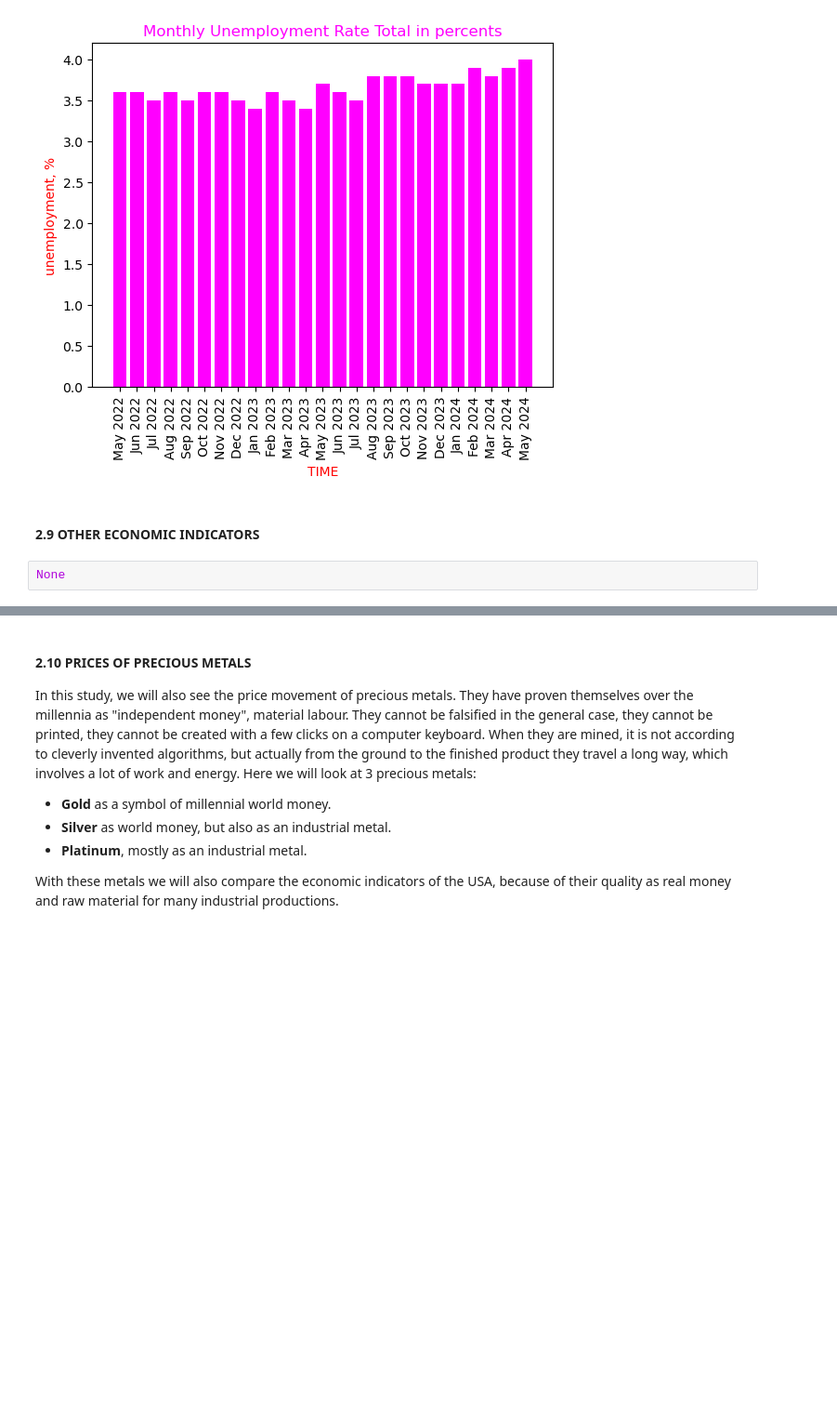
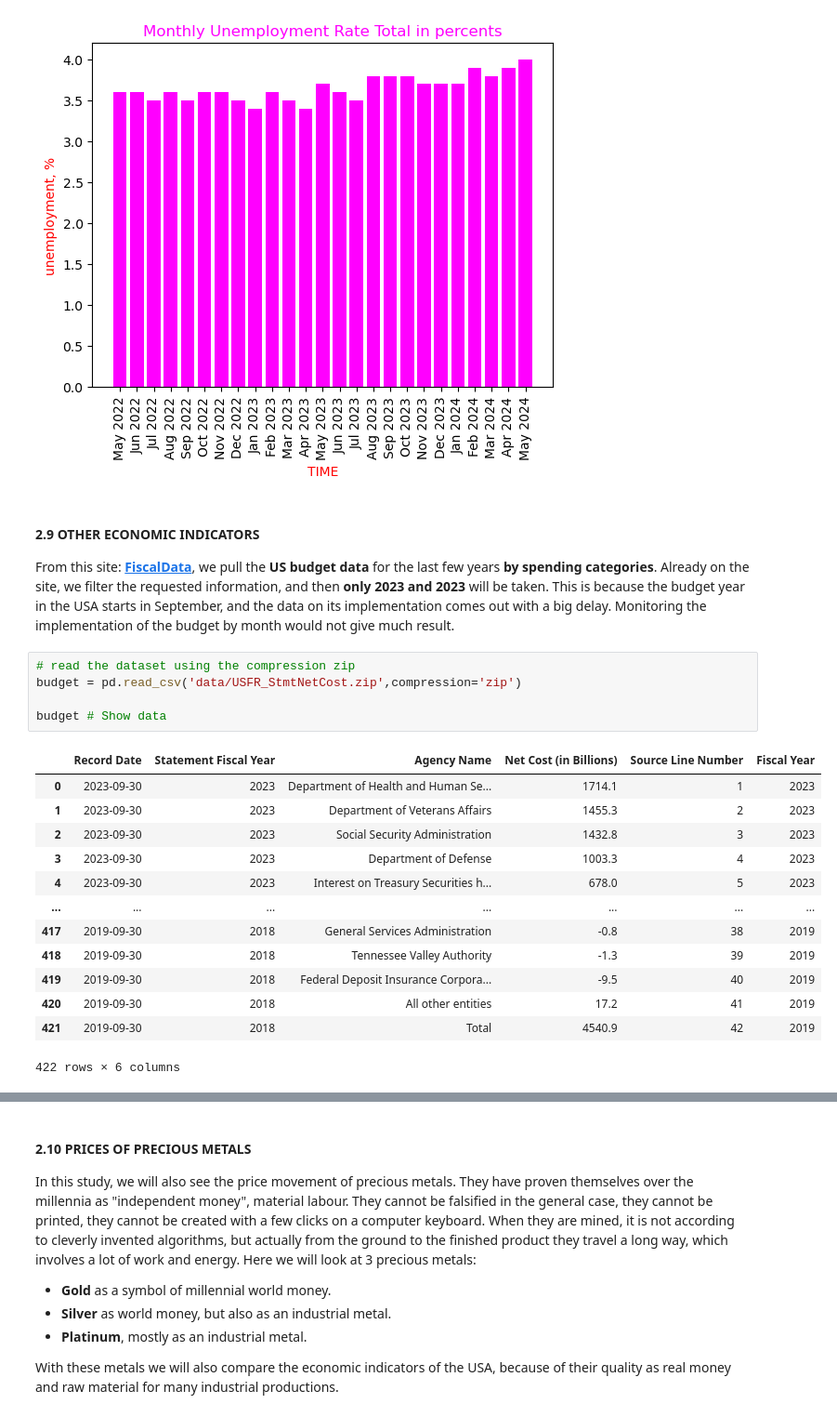
Before and after one commit to Engineer194/Macroeconomic-Analysis-of-the-US-Economy---Part-1, a Jupyter notebook: DATA_Project_v.1.ipynb, the cells around one changed output, grey strips where cells are left out. Shown: that part at 93% size. Drawn from its saved outputs; the diff is of its cells as text; blank space fills up the shorter version.

```diff
--- a/DATA_Project_v.1.ipynb
+++ b/DATA_Project_v.1.ipynb
@@ -483,5 +483,24 @@ plt.show()
 [figure]
 # %% [markdown]
 #### 2.9 OTHER ECONOMIC INDICATORS
+
+From this site: **[FiscalData](https://fiscaldata.treasury.gov/datasets/u-s-government-financial-report/statements-of-net-cost)**, we pull the **US budget data** for the last few years **by spending categories**. Already on the site, we filter the requested information, and then **only 2023 and 2023** will be taken. This is because the budget year in the USA starts in September, and the data on its implementation comes out with a big delay. Monitoring the implementation of the budget by month would not give much result.
 # %%
-None
+# read the dataset using the compression zip
+budget = pd.read_csv('data/USFR_StmtNetCost.zip',compression='zip')
+
+budget # Show data
+# %% [output]
+|  | Record Date | Statement Fiscal Year | Agency Name | Net Cost (in Billions) | Source Line Number | Fiscal Year |
+| 0 | 2023-09-30 | 2023 | Department of Health and Human Se... | 1714.1 | 1 | 2023 |
+| 1 | 2023-09-30 | 2023 | Department of Veterans Affairs | 1455.3 | 2 | 2023 |
+| 2 | 2023-09-30 | 2023 | Social Security Administration | 1432.8 | 3 | 2023 |
+| 3 | 2023-09-30 | 2023 | Department of Defense | 1003.3 | 4 | 2023 |
+| 4 | 2023-09-30 | 2023 | Interest on Treasury Securities h... | 678.0 | 5 | 2023 |
+| ... | ... | ... | ... | ... | ... | ... |
+| 417 | 2019-09-30 | 2018 | General Services Administration | -0.8 | 38 | 2019 |
+| 418 | 2019-09-30 | 2018 | Tennessee Valley Authority | -1.3 | 39 | 2019 |
+| 419 | 2019-09-30 | 2018 | Federal Deposit Insurance Corpora... | -9.5 | 40 | 2019 |
+| 420 | 2019-09-30 | 2018 | All other entities | 17.2 | 41 | 2019 |
+| 421 | 2019-09-30 | 2018 | Total | 4540.9 | 42 | 2019 |
+422 rows × 6 columns
```
Also changed, not shown: parts of 3 cells of this notebook.
